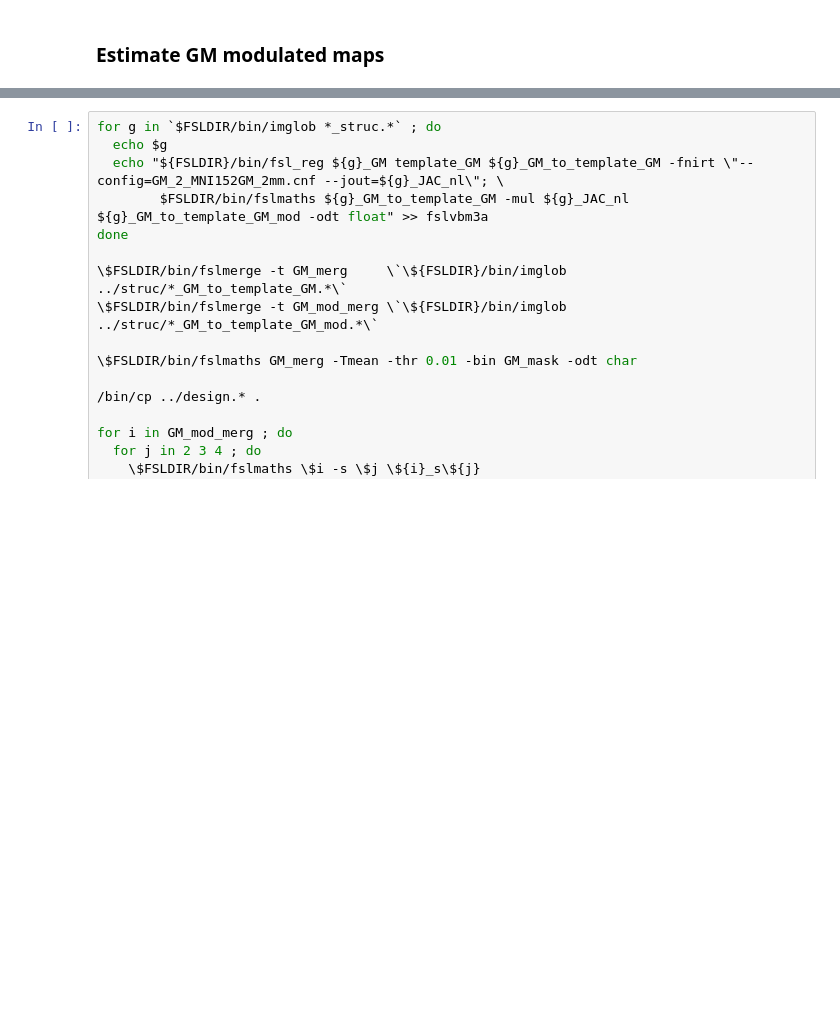
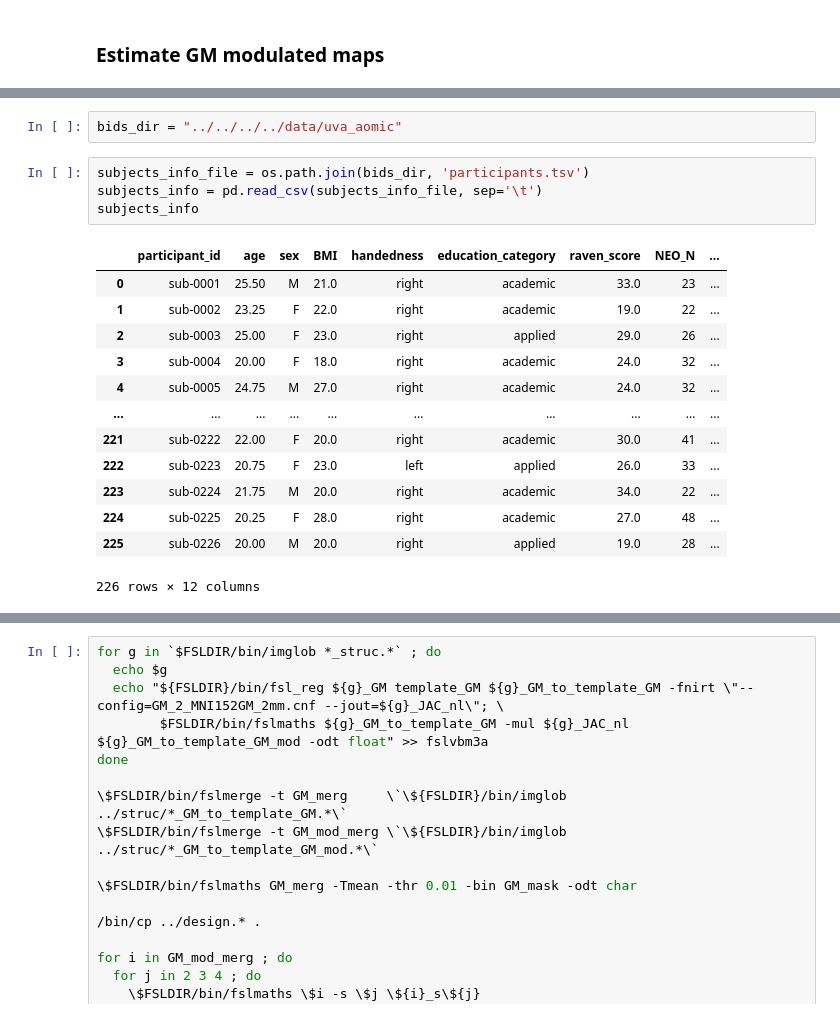
Before and after one commit to fishtree-attempt/SDC-BIDS-sMRI, a Jupyter notebook: code/Stats.ipynb, the cells around one changed output, grey strips where cells are left out. Cells and saved outputs as stored; diff of their text form; blank space fills up the shorter version.

```diff
--- a/code/Stats.ipynb
+++ b/code/Stats.ipynb
@@ -83,0 +205,20 @@ GM_probmap_mean = GM_probmap_data / len(GM_probmap_files)
+# %%
+bids_dir = "../../../../data/uva_aomic"
+# %%
+subjects_info_file = os.path.join(bids_dir, 'participants.tsv')
+subjects_info = pd.read_csv(subjects_info_file, sep='\t')
+subjects_info
+# %% [output]
+|  | participant_id | age | sex | BMI | handedness | education_category | raven_score | NEO_N | ... |
+| 0 | sub-0001 | 25.50 | M | 21.0 | right | academic | 33.0 | 23 | ... |
+| 1 | sub-0002 | 23.25 | F | 22.0 | right | academic | 19.0 | 22 | ... |
+| 2 | sub-0003 | 25.00 | F | 23.0 | right | applied | 29.0 | 26 | ... |
+| 3 | sub-0004 | 20.00 | F | 18.0 | right | academic | 24.0 | 32 | ... |
+| 4 | sub-0005 | 24.75 | M | 27.0 | right | academic | 24.0 | 32 | ... |
+| ... | ... | ... | ... | ... | ... | ... | ... | ... | ... |
+| 221 | sub-0222 | 22.00 | F | 20.0 | right | academic | 30.0 | 41 | ... |
+| 222 | sub-0223 | 20.75 | F | 23.0 | left | applied | 26.0 | 33 | ... |
+| 223 | sub-0224 | 21.75 | M | 20.0 | right | academic | 34.0 | 22 | ... |
+| 224 | sub-0225 | 20.25 | F | 28.0 | right | academic | 27.0 | 48 | ... |
+| 225 | sub-0226 | 20.00 | M | 20.0 | right | applied | 19.0 | 28 | ... |
+226 rows × 12 columns
```
Also changed, not shown: parts of 90 cells of this notebook, 1 other file.
